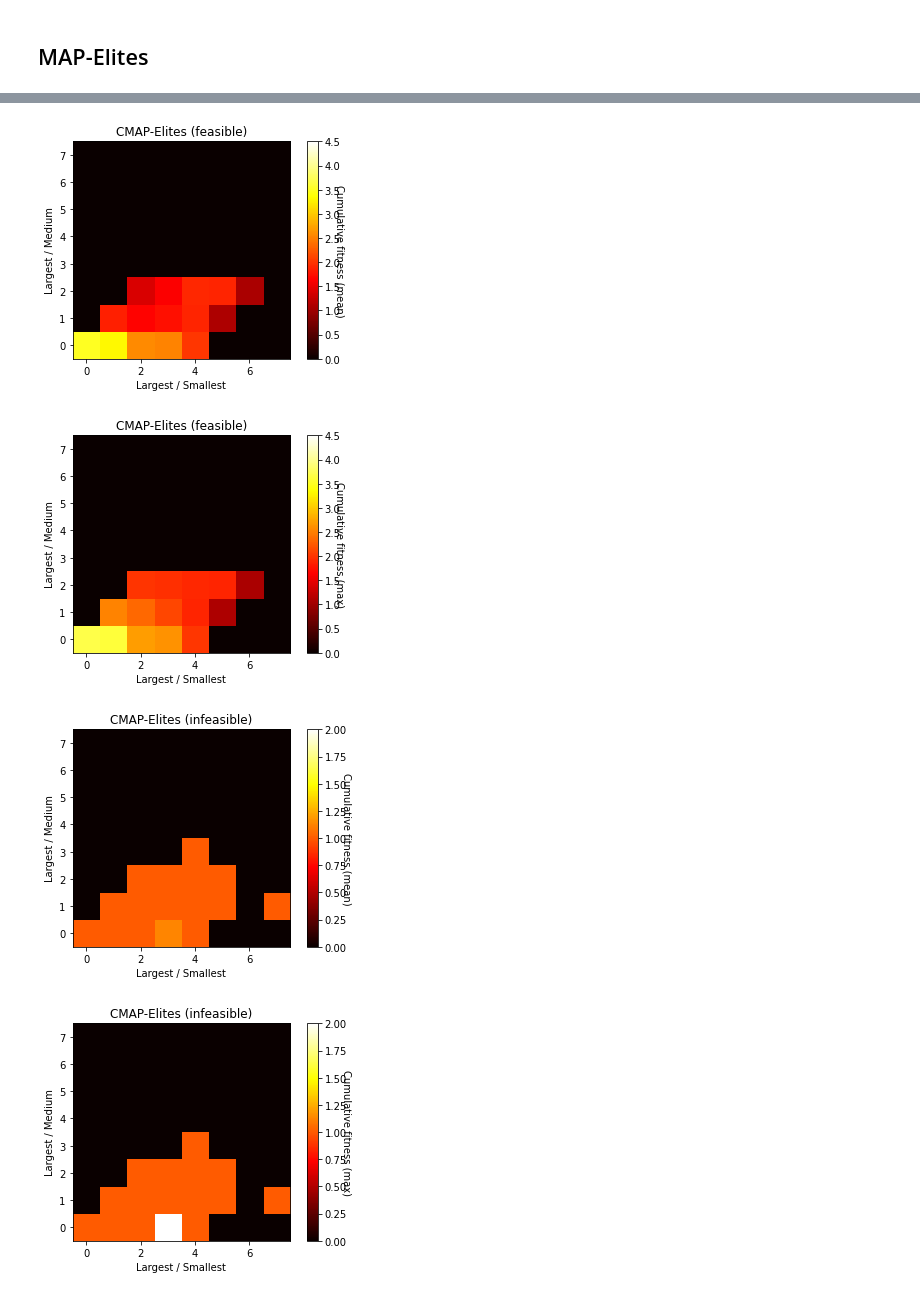
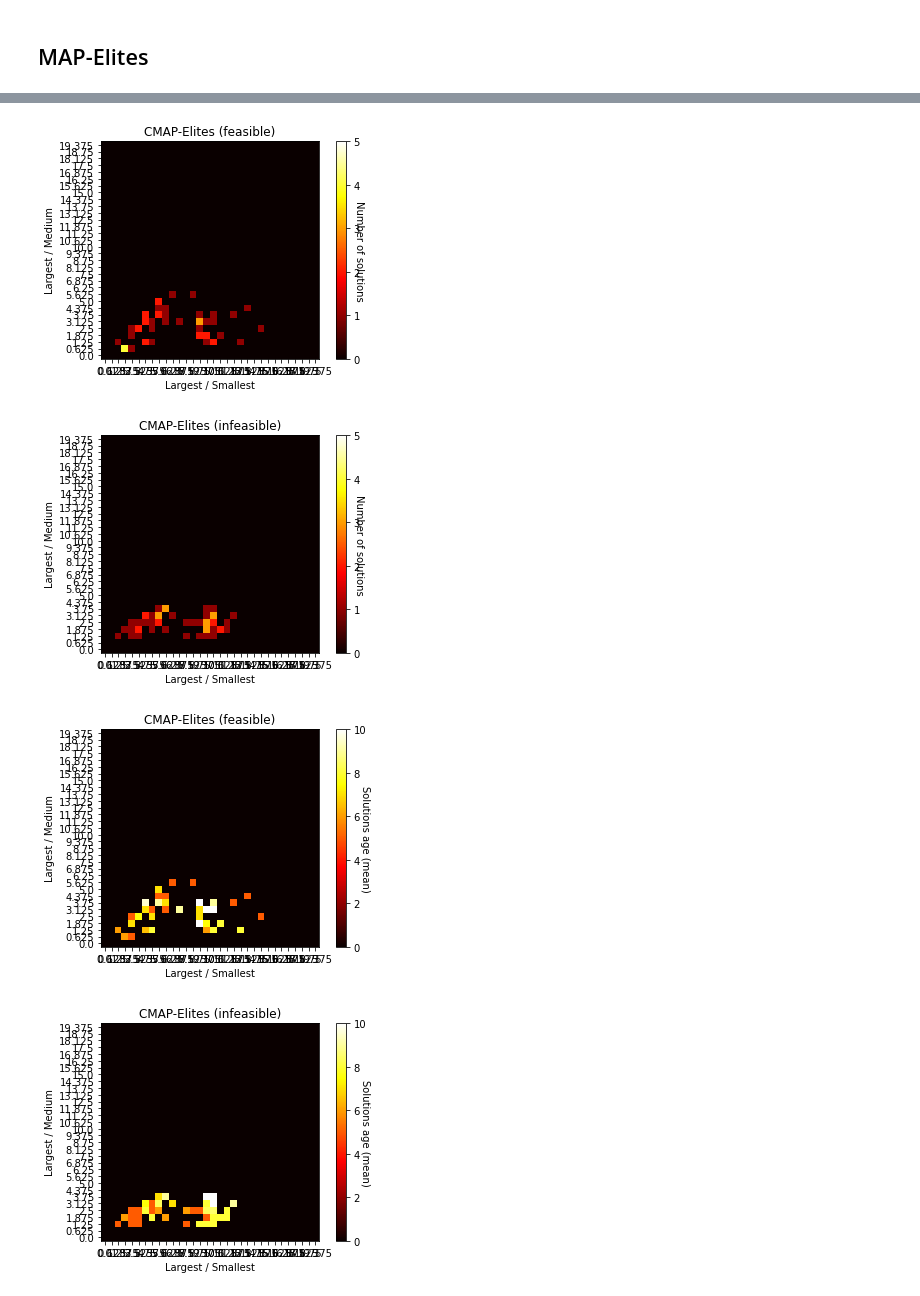
Before and after one commit to arayabrain/space-engineers-ai-spaceship-generator, a Jupyter notebook: icmap-elites/cmap-elites-demo.ipynb, the cells around one changed output, grey strips where cells are left out. Cells and saved outputs as stored; diff of their text form; code cells hidden in the pictures.

```diff
--- a/icmap-elites/cmap-elites-demo.ipynb
+++ b/icmap-elites/cmap-elites-demo.ipynb
@@ -462,19 +578,27 @@ mapelites.show_coverage(population='infeasible')
 # %%
-for i in trange(10):
+for i in trange(5):
     mapelites.rand_step(gen=i)
 
-mapelites.show_fitness(show_mean=True,
-                       population='feasible')
-mapelites.show_fitness(show_mean=False,
-                       population='feasible')
-mapelites.show_fitness(show_mean=True,
-                       population='infeasible')
-mapelites.show_fitness(show_mean=False,
-                       population='infeasible')
+# mapelites.show_fitness(show_mean=True,
+#                        population='feasible')
+# mapelites.show_fitness(show_mean=False,
+#                        population='feasible')
+# mapelites.show_fitness(show_mean=True,
+#                        population='infeasible')
+# mapelites.show_fitness(show_mean=False,
+#                        population='infeasible')
 mapelites.show_coverage(population='feasible')
 mapelites.show_coverage(population='infeasible')
+mapelites.show_age(show_mean=True,
+                   population='feasible')
+mapelites.show_age(show_mean=True,
+                   population='infeasible')
+mapelites.show_age(show_mean=False,
+                   population='feasible')
+mapelites.show_age(show_mean=False,
+                   population='infeasible')
 # %% [output]
-[figure, old version]
+[figure, new version]
-[figure, old version]
+[figure, new version]
-[figure, old version]
+[figure, new version]
-[figure, old version]
+[figure, new version]
```
Also changed, not shown: parts of 4 cells of this notebook, 1 other file.
